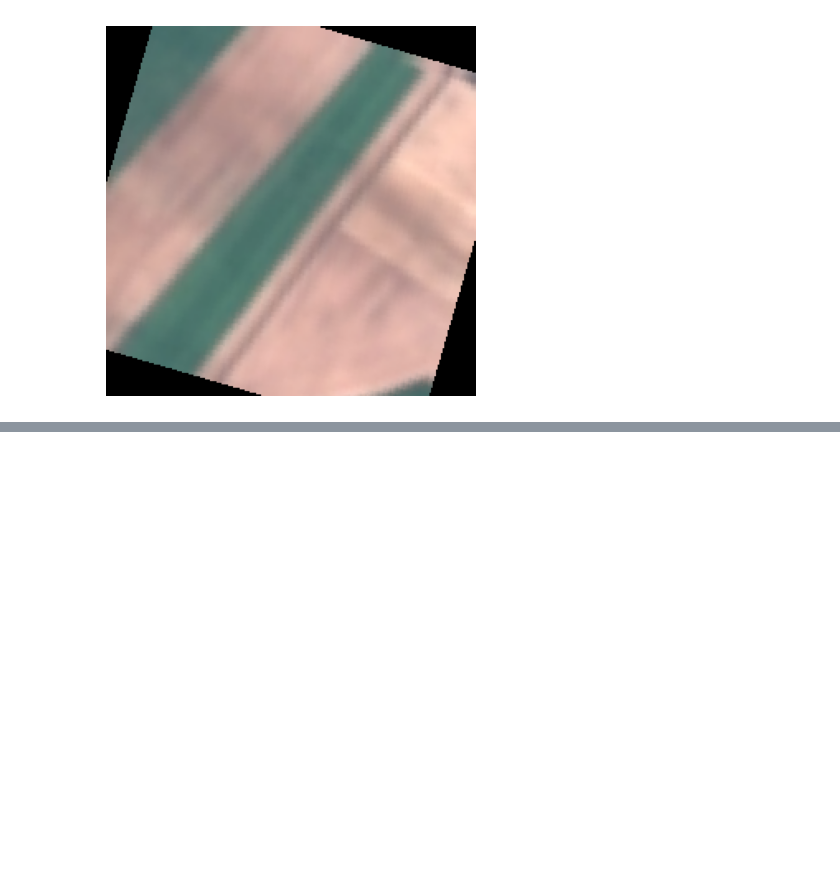
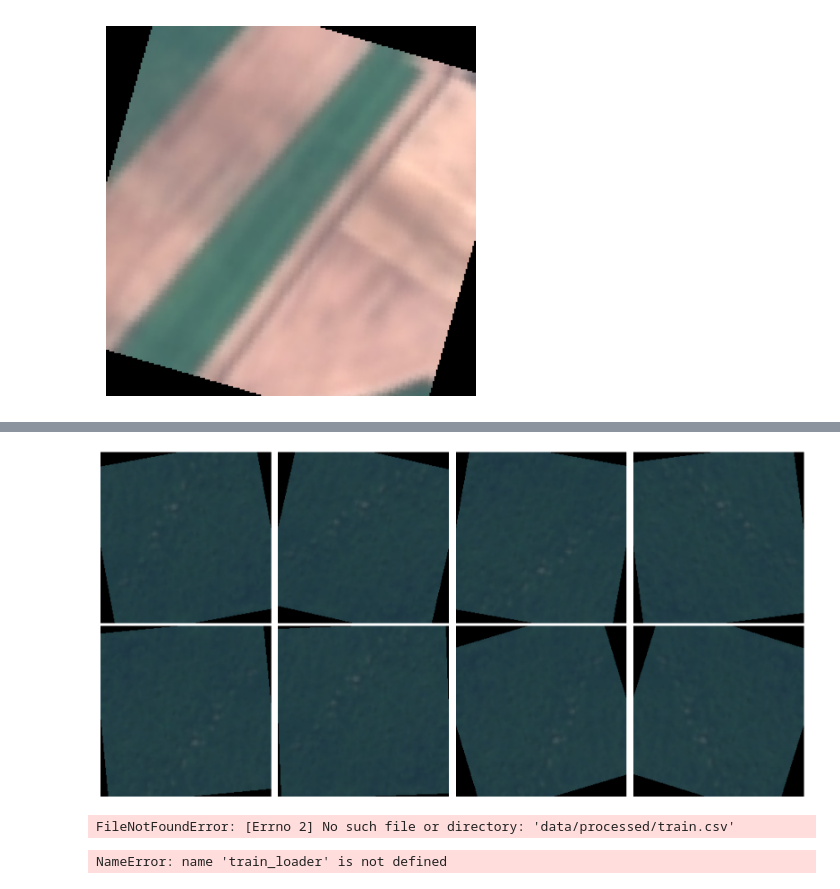
Before and after one commit to Nishchalam/Deforestation-detection, a Jupyter notebook: notebooks/02_Preprocessing.ipynb, the cells around one changed output, grey strips where cells are left out. Saved outputs shown, nothing was run; the diff lists cells and outputs as text; code cells hidden in the pictures; blank space fills up the shorter version.

```diff
--- a/notebooks/02_Preprocessing.ipynb
+++ b/notebooks/02_Preprocessing.ipynb
@@ -282,0 +373,37 @@ plt.axis("off")
+# %%
+pipeline = train_transform
+
+fig, axes = plt.subplots(2,4, figsize=(16,8))
+
+for ax in axes.flatten():
+
+    img = pipeline(image)
+
+    img = img.permute(1,2,0)
+
+    mean = np.array([0.485,0.456,0.406])
+
+    std = np.array([0.229,0.224,0.225])
+
+    img = img.numpy()
+
+    img = img*std + mean
+
+    img = np.clip(img,0,1)
+
+    ax.imshow(img)
+
+    ax.axis("off")
+
+plt.tight_layout()
+# %% [output]
+[figure, added]
+# %%
+
+train_loader, val_loader, test_loader = create_dataloaders(batch_size=32)
+# %% [output]
+FileNotFoundError: [Errno 2] No such file or directory: 'data/processed/train.csv'
+# %%
+batch = next(iter(train_loader))
+# %% [output]
+NameError: name 'train_loader' is not defined
```
Also changed, not shown: parts of 7 cells of this notebook, 10 other files.
